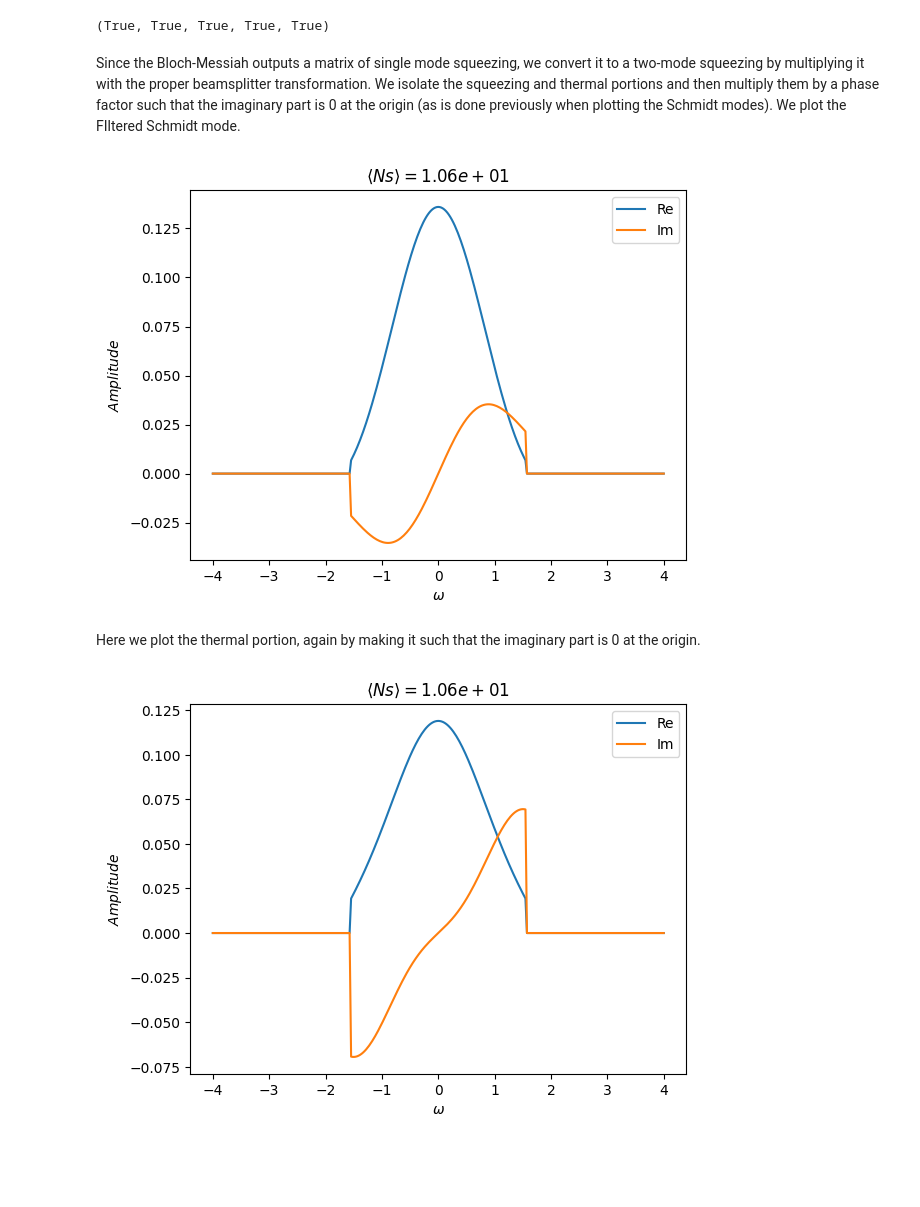
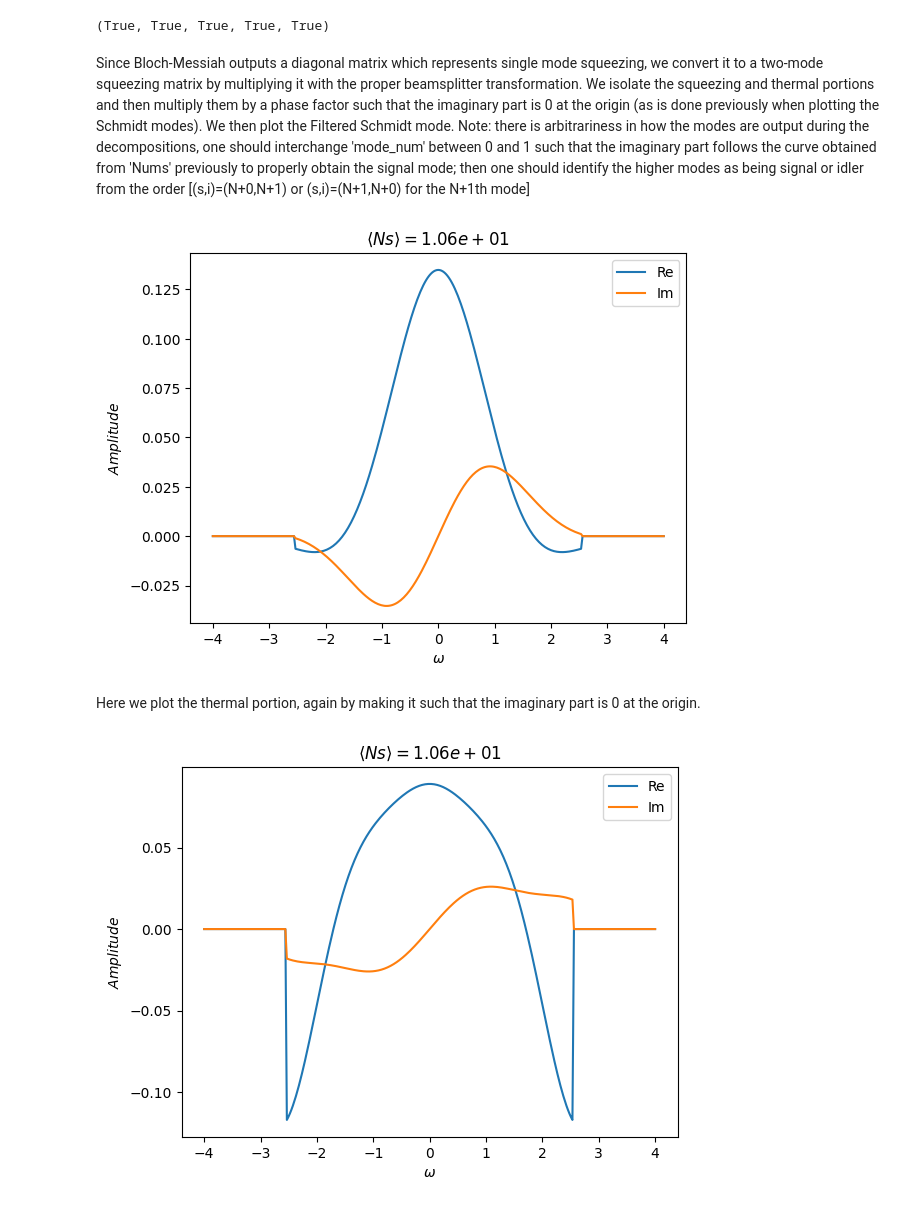
Before and after one commit to polyquantique/NeedALight, a Jupyter notebook: NeedALight/examples/example_unpoled.ipynb, the cells around one changed output. Drawn from its saved outputs; the diff is of its cells as text; code cells hidden in the pictures; blank space fills up the shorter version.

```diff
--- a/NeedALight/examples/example_unpoled.ipynb
+++ b/NeedALight/examples/example_unpoled.ipynb
@@ -13,14 +13,14 @@ This section introduces all relevant quantities needed to use the functions and
 # %%
 #Parameters for calculations
 
-N = 301  # Number of frequency values: Always choose a number ending in 1. That way you always have a frequency value = 0
-Np = 0.0172 # Number of pump photons: Vary this to modify gain values
+N = 301  # Number of frequency values
+Np = 0.01717 # Number of pump photons: Vary this to modify gain values
 vp = 0.1  # pump velocity
 l = 1.0  # amplification region length
 sig = 1  # pump wave packet spread
-a = 1.61 / 1.13  # from symmetric grp vel matching
+a = 1.61 / 1.13  # from symmetric grp. vel. matching
 
-#Ensuring that we are in the symmetric velocity group matching regime.
+#Ensuring that we are in the symmetric grp. vel. matching regime.
 def symmetric_v(vp, sig, l, a):
     vi = vp / (1 - 2 * a * vp / (l * sig))
     vs = vp / (1 + 2 * a * vp / (l * sig))
@@ -84,10 +84,9 @@ Here we calculate the fidelity/overlap between a fixed low-gain Schmidt mode and
 # %%
 #Overlaps and Schmidt number as a function of Np
-npi = 0.000002
-npf = 0.0184
-nstep = 15
-step = (npf - npi)/nstep
-num_pump = np.arange(npi,npf,step)
+npi = 0.000002  #initial pump photon number (Np)
+npf = 0.01707    #final pump photon number (Np)
+nstep = 15      #number of steps for photon number (Np) range
+num_pump = np.linspace(npi,npf,nstep) #
 nsv = np.zeros_like(num_pump)
 K = np.zeros_like(num_pump)
 Temp_mode = np.zeros([len(w), len(num_pump)],dtype= np.complex128)
@@ -96,12 +95,12 @@ overlap = np.zeros(len(num_pump))
 
 for i in tqdm(range(np.size(num_pump))):
     pump_temp = lambda x: pump(x,num_pump[i])
-    T, J, Ns, Ks, M, Nums, Numi = SPulsed_lin(vs,vi,vp,pump_temp,domain,l,l,w)
+    _T, _J, NsT, KsT, _M, NumsT, _Numi = SPulsed_lin(vs,vi,vp,pump_temp,domain,l,l,w)
 
-    K[i] = Ks
-    nsv[i] = Ns
+    K[i] = KsT
+    nsv[i] = NsT
 
-    u, v = np.linalg.eigh(Nums)
+    u, v = np.linalg.eigh(NumsT)
     Temp_mode[:,i] = v[:,-1]
 overlapmat = np.abs(np.conj(Temp_mode).T @ Temp_mode) ** 2 #Matrix of all possible overlaps between states at different gains
 overlap[:] = overlapmat[0,:] #Overlaps between fixed low level mode and all higher gain modes
@@ -127,11 +126,11 @@ Here we consider how filtering affects the Schmidt modes. Since the JSA is not s
 # %%
 #Filtering Function
 filt=np.zeros_like(w)
-ind = 92 #Choose the width by varying this. Must be an even number/end in 2.
+ind = 55 #Modifies Half-width of filter function. ind=(e,N), increasing value makes filter wider.
 filt[ind:-ind]=1
 filt = np.diag(filt)
 
-#filt = np.eye(len(x))   #If you don't want filtering
+#filt = np.eye(len(x))   #For no filtering
 
 Mf = filt @ M @ filt
 Numsf = filt @ Nums @ filt
@@ -178,7 +178,7 @@ np.allclose(uff.T @ uff,np.eye(len(uff))), np.allclose(vff.T @ vff,np.eye(len(vf
 # %% [output]
 (True, True, True, True, True)
 # %% [markdown]
-Since the Bloch-Messiah outputs a matrix of single mode squeezing, we convert it to a two-mode squeezing by multiplying it with the proper beamsplitter transformation. We isolate the squeezing and thermal portions and then multiply them by a phase factor such that the imaginary part is 0 at the origin (as is done previously when plotting the Schmidt modes). We plot the FIltered Schmidt mode.
+Since Bloch-Messiah outputs a diagonal matrix which represents single mode squeezing, we convert it to a two-mode squeezing matrix by multiplying it with the proper beamsplitter transformation. We isolate the squeezing and thermal portions and then multiply them by a phase factor such that the imaginary part is 0 at the origin (as is done previously when plotting the Schmidt modes). We then plot the Filtered Schmidt mode. Note: there is arbitrariness in how the modes are output during the decompositions, one should interchange 'mode_num' between 0 and 1 such that the imaginary part follows the curve obtained from 'Nums' previously to properly obtain the signal mode; then one should identify the higher modes as being signal or idler from the order [(s,i)=(N+0,N+1) or (s,i)=(N+1,N+0) for the N+1th mode]
 # %%
 #Constructing the Beam splitter Matrix to form Two mode squeezing
 Utransf = (1 / np.sqrt(2)) * np.array([[1, 1j],[1j, 1]])
@@ -190,7 +190,12 @@ squeezing = uff@O
 thermal = np.real_if_close(uff@vff@O)
 
 #Isolating the real and imaginary parts of the Filtered Squeezed state
-#To study different mode change the mode_num index.Vary between 0&1 to obtain the proper signal (i.e. same mode structure as plotted earlier).
+#########
+#########
+#To study different modes change the mode_num index. Vary between 0&1 (n&n+1) to obtain the proper signal (i.e. same imaginary-mode structure as plotted earlier).
+#########
+#########
+
 mode_num=1
 
 #The information of the real and imaginary parts are sometimes output in different sections of the vectors.
@@ -231,27 +236,27 @@ ax1.legend()
 #plt.savefig("Sincmode2lowFilt.pdf")
 plt.show()
 # %% [output]
-[figure, old version]
+[figure, new version]
 # %% [markdown]
 Here we plot the thermal portion, again by making it such that the imaginary part is 0 at the origin.
 # %%
 #Isolating the thermal modes.
 #We take the modes at ind//2 because of the way SF Williamson outputs the modes.
-realT = np.real_if_close(thermal[R3:R4,ind//2+mode_num])
-imagT = np.real_if_close(thermal[R1:R2,ind//2+mode_num])
+realT = np.real_if_close(thermal[R3:R4,ind//2+mode_num+1])
+imagT = np.real_if_close(thermal[R1:R2,ind//2+mode_num+1])
 
 Thermal_state = (realT)+1j*(imagT)
 norm = np.real_if_close(np.sqrt(np.vdot(Thermal_state,Thermal_state)))
 Thermal_state = Thermal_state/norm
-Thermal_stateF = np.exp(-1j*np.angle(Thermal_state[(N-1)//2]))*Thermal_state
+Thermal_stateF = np.exp(-1j*np.angle(Thermal_state[N//2]))*Thermal_state
 fig, ax1 = plt.subplots()
 
 ax1.plot(w, np.real(Thermal_stateF), label='Re')
 ax1.plot(w, np.imag(Thermal_stateF), label='Im')
 ax1.set_xlabel(r"$\omega$")
 ax1.set_ylabel(r"$Amplitude$")
 ax1.set_title(r"$\langle Ns \rangle= %1.2e$" %Ns)
 ax1.legend()
 plt.show()
 # %% [output]
-[figure, old version]
+[figure, new version]
```
Also changed, not shown: parts of 10 cells of this notebook.
